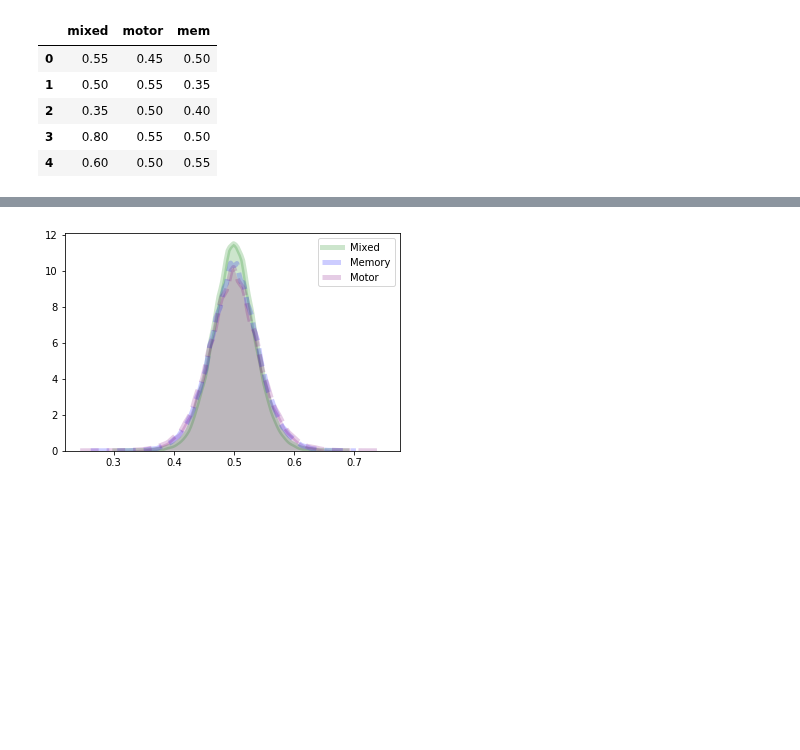
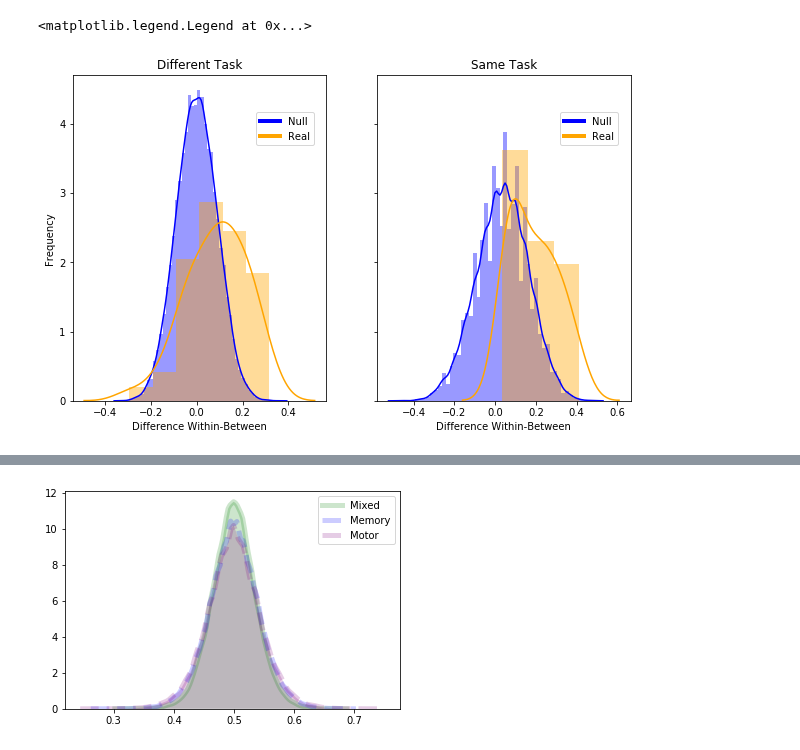
Before and after one commit to GrattonLab/MSC_Alexis, a Jupyter notebook: analysis/code/mL_rsfMRI/supplemental_exploration/perm_stats.ipynb, the cells around one changed output, grey strips where cells are left out. Drawn from its saved outputs; the diff is of its cells as text; code cells hidden in the pictures; blank space fills up the shorter version.

Commit message:
permutations

```diff
--- a/analysis/code/mL_rsfMRI/supplemental_exploration/perm_stats.ipynb
+++ b/analysis/code/mL_rsfMRI/supplemental_exploration/perm_stats.ipynb
@@ -5,6 +5,9 @@ import pandas as pd
 import seaborn as sns
 import numpy as np
 import warnings
+import seaborn as sns
+import matplotlib.pyplot as plt
+import matplotlib.gridspec as gridspec
 warnings.filterwarnings("ignore")
 # Initialization of directory information:
 thisDir = os.path.expanduser('~/Desktop/MSC_Alexis/analysis/')
@@ -14,12 +17,42 @@ CV=pd.read_csv(outDir+'CV/acc.csv')
 SS=pd.read_csv(outDir+'SS/acc.csv')
 BS=pd.read_csv(outDir+'BS/acc.csv')
 DS=pd.read_csv(outDir+'DS/acc.csv')
+subList=['MSC01','MSC02','MSC03','MSC04','MSC05','MSC06','MSC07','MSC10']
+taskList=['motor','mem','mixed']
+#comparison of generating null results
+perm_same_task=pd.read_csv(thisDir+'output/mL/results/ridge/permutation/same_task.csv')
+perm_diff_task=pd.read_csv(thisDir+'output/mL/results/ridge/permutation/diff_task.csv')
+
+
+same_task=pd.read_csv(thisDir+'output/mL/results/ridge/permutation/real_same_task.csv')
+diff_task=pd.read_csv(thisDir+'output/mL/results/ridge/permutation/real_diff_task.csv')
-# %%
-CV.head()
-# %% [output]
-|  | mixed | motor | mem |
-| 0 | 0.55 | 0.45 | 0.50 |
-| 1 | 0.50 | 0.55 | 0.35 |
-| 2 | 0.35 | 0.50 | 0.40 |
-| 3 | 0.80 | 0.55 | 0.50 |
-| 4 | 0.60 | 0.50 | 0.55 |
+# %%
+from matplotlib.lines import Line2D
+custom_lines = [Line2D([0], [0], color='blue', lw=4),
+                Line2D([0], [0], color='orange', lw=4)]
+
+fig=plt.figure(figsize=(10,6), constrained_layout=True)
+plt.rcParams['figure.constrained_layout.use'] = True
+#Add grid space for subplots 1 rows by 3 columns
+gs = gridspec.GridSpec(nrows=1, ncols=2)
+#Different Tasks
+ax1=fig.add_subplot(gs[0,0])
+ax=sns.distplot(perm_diff_task['acc_diff'],color='blue', ax=ax1)
+g=sns.distplot(diff_task['acc_diff'], color='orange',ax=ax1)
+ax.set(xlabel='Within-Between')
+ax.set_title('Different Task')
+ax.set(ylabel='Frequency')
+ax.legend(custom_lines, ['Null','Real'],loc='upper right',fontsize='medium',bbox_to_anchor=(.97, .9))
+
+
+ax2=fig.add_subplot(gs[0,1],sharey=ax1)
+plt.setp(ax2.get_yticklabels(), visible=False)
+ax=sns.distplot(perm_same_task['acc_diff'],color='blue', ax=ax2)
+g=sns.distplot(same_task['acc_diff'], color='orange',ax=ax2)
+ax.set(xlabel='Within-Between')
+ax.set_title('Same Task')
+ax.set(ylabel=' ')
+ax.legend(custom_lines, ['Null','Real'],loc='upper right',fontsize='medium',bbox_to_anchor=(.97, .9))
+# %% [output]
+<matplotlib.legend.Legend at 0x...>
+[figure, added]
```
Also changed, not shown: parts of 20 cells of this notebook, 21 other files.
